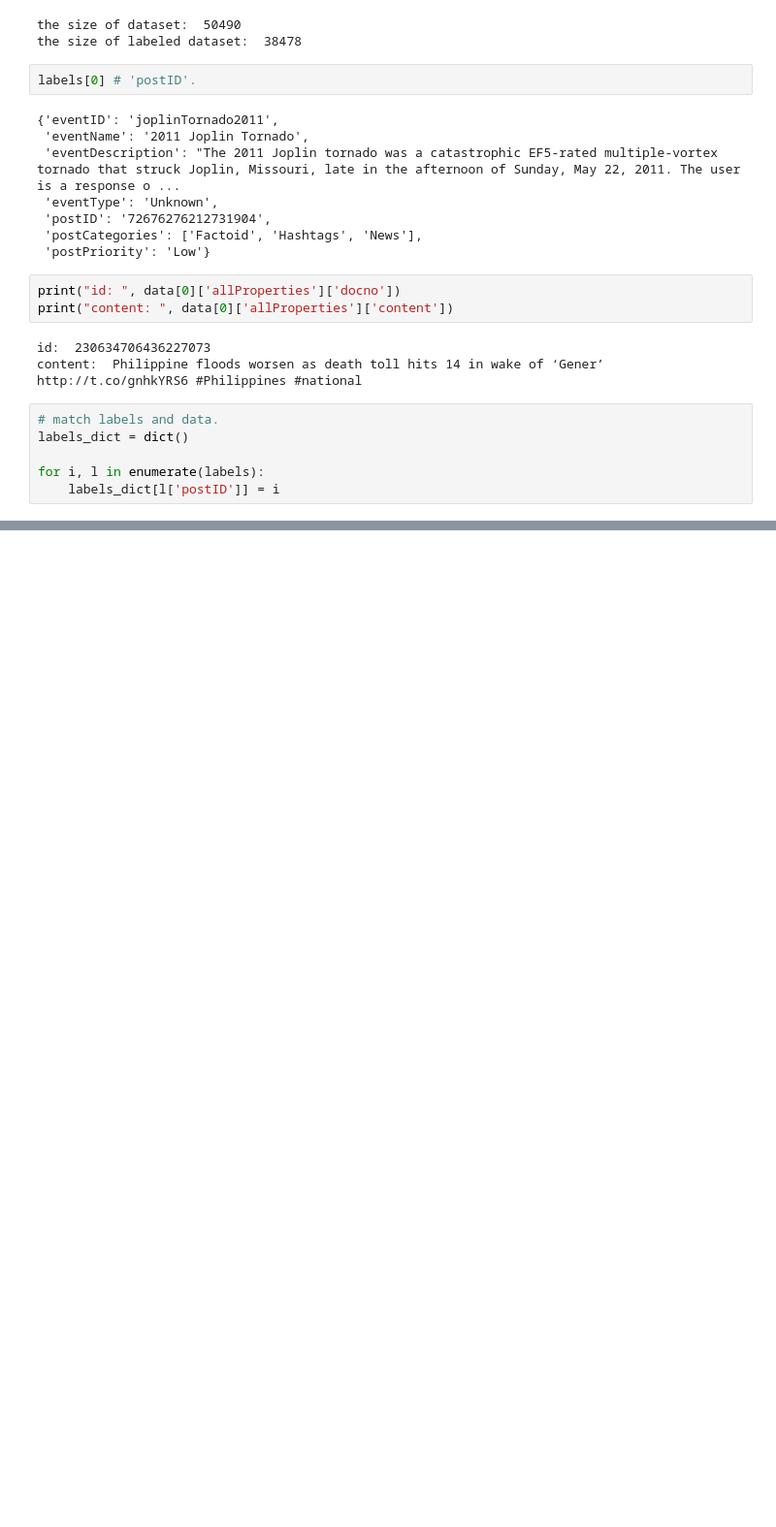
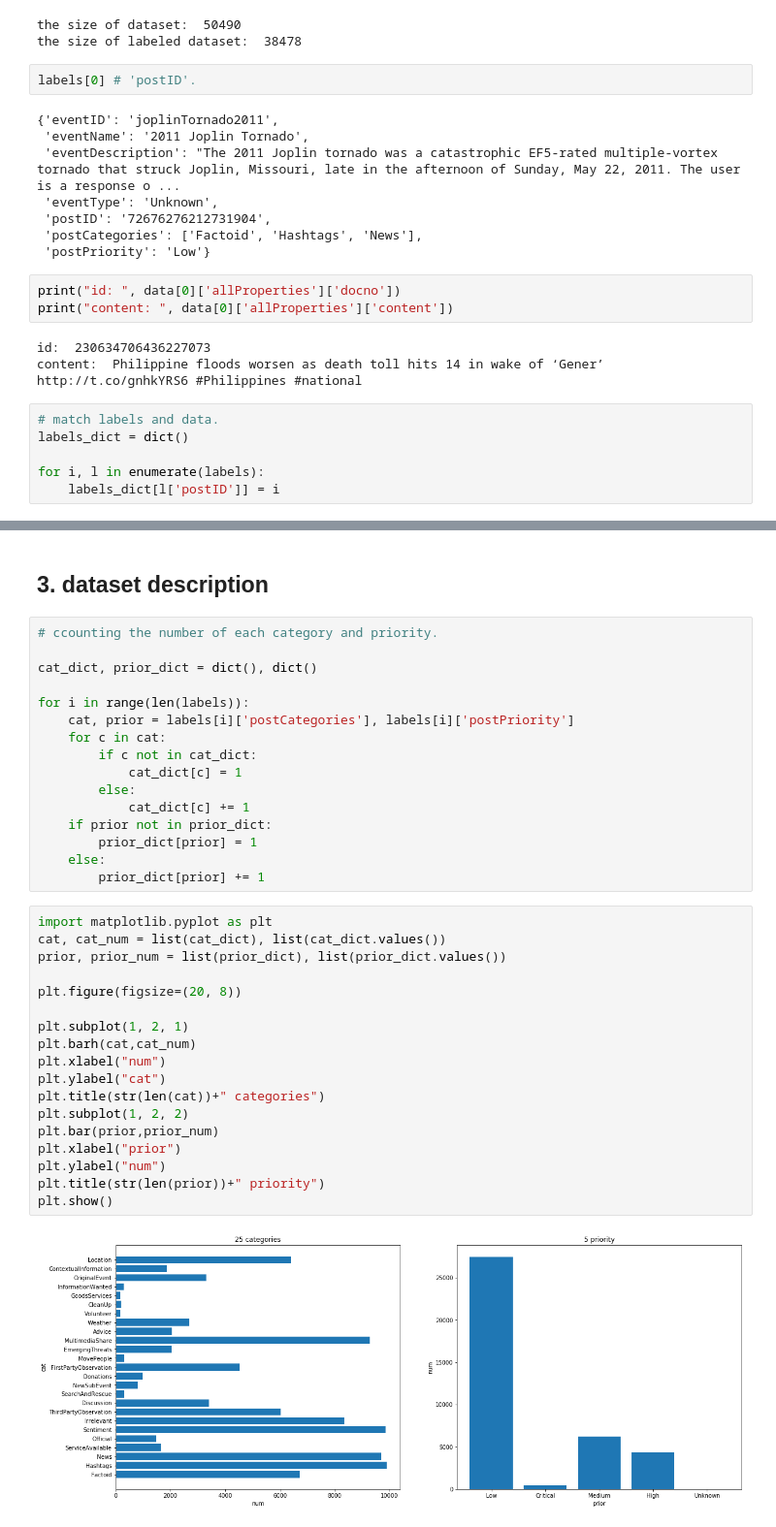
Before and after one commit to SnowYJ/TREC-IS-2020, a Jupyter notebook: system_0.ipynb, the cells around one changed output, grey strips where cells are left out. Shown at 97% size. Cells and saved outputs as stored; diff of their text form; blank space fills up the shorter version.

```diff
--- a/system_0.ipynb
+++ b/system_0.ipynb
@@ -156,0 +190,38 @@ dataset after cleaning:  pagasa 9pm advisori red warn metro manila heavi intens
+# %% [markdown]
+## 3. dataset description
+# %%
+# ccounting the number of each category and priority.
+
+cat_dict, prior_dict = dict(), dict()
+
+for i in range(len(labels)):
+    cat, prior = labels[i]['postCategories'], labels[i]['postPriority']
+    for c in cat:
+        if c not in cat_dict:
+            cat_dict[c] = 1
+        else:
+            cat_dict[c] += 1
+    if prior not in prior_dict:
+        prior_dict[prior] = 1
+    else:
+        prior_dict[prior] += 1
+# %%
+import matplotlib.pyplot as plt
+cat, cat_num = list(cat_dict), list(cat_dict.values())
+prior, prior_num = list(prior_dict), list(prior_dict.values())
+
+plt.figure(figsize=(20, 8))
+
+plt.subplot(1, 2, 1)
+plt.barh(cat,cat_num)
+plt.xlabel("num")
+plt.ylabel("cat")
+plt.title(str(len(cat))+" categories")
+plt.subplot(1, 2, 2)
+plt.bar(prior,prior_num)
+plt.xlabel("prior")
+plt.ylabel("num")
+plt.title(str(len(prior))+" priority")
+plt.show()
+# %% [output]
+[figure, added]
```
Also changed, not shown: parts of 14 cells of this notebook.
